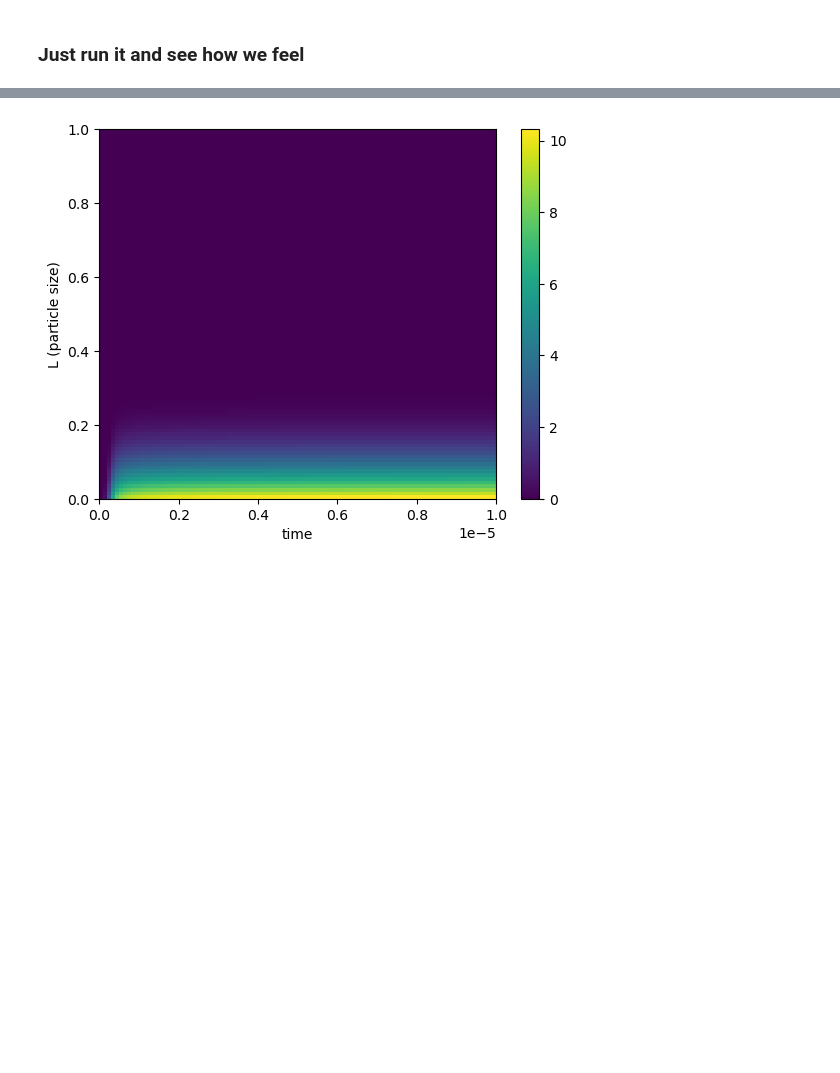
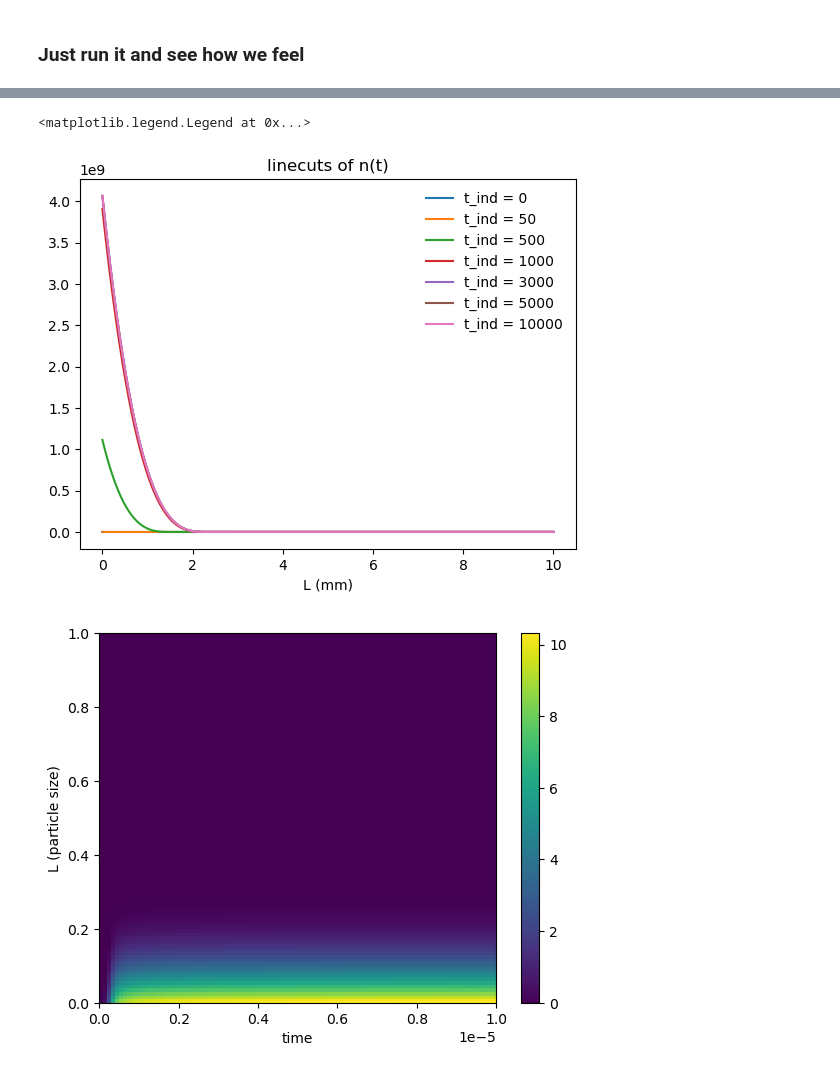
Before and after one commit to lucasattia/crystalPBM, a Jupyter notebook: functions/testevalf.ipynb, the cells around one changed output, grey strips where cells are left out. Cells and saved outputs as stored; diff of their text form; code cells hidden in the pictures; blank space fills up the shorter version.

```diff
--- a/functions/testevalf.ipynb
+++ b/functions/testevalf.ipynb
@@ -24,3 +74,17 @@ def better_imshow(row_vals, col_vals, data, ax=None):
+# %%
+#linecuts
+
+n_t = x_t[:,2:]
+
+for t_ind in [0,50, 500, 1000, 3000, 5000, 10000]:
+    plt.plot(L_list*1e3, n_t[t_ind,:], label='t_ind = '+str(t_ind))
+
+plt.xlabel('L (mm)')
+plt.title('linecuts of n(t)')
+plt.legend(frameon=False)
+# %% [output]
+<matplotlib.legend.Legend at 0x...>
+[figure, added]
 # %%
 L_list = np.linspace(0,1, 100)
 tlist = np.linspace(0,1e-5,100)
```
Also changed, not shown: parts of 2 cells of this notebook, 1 other file.
